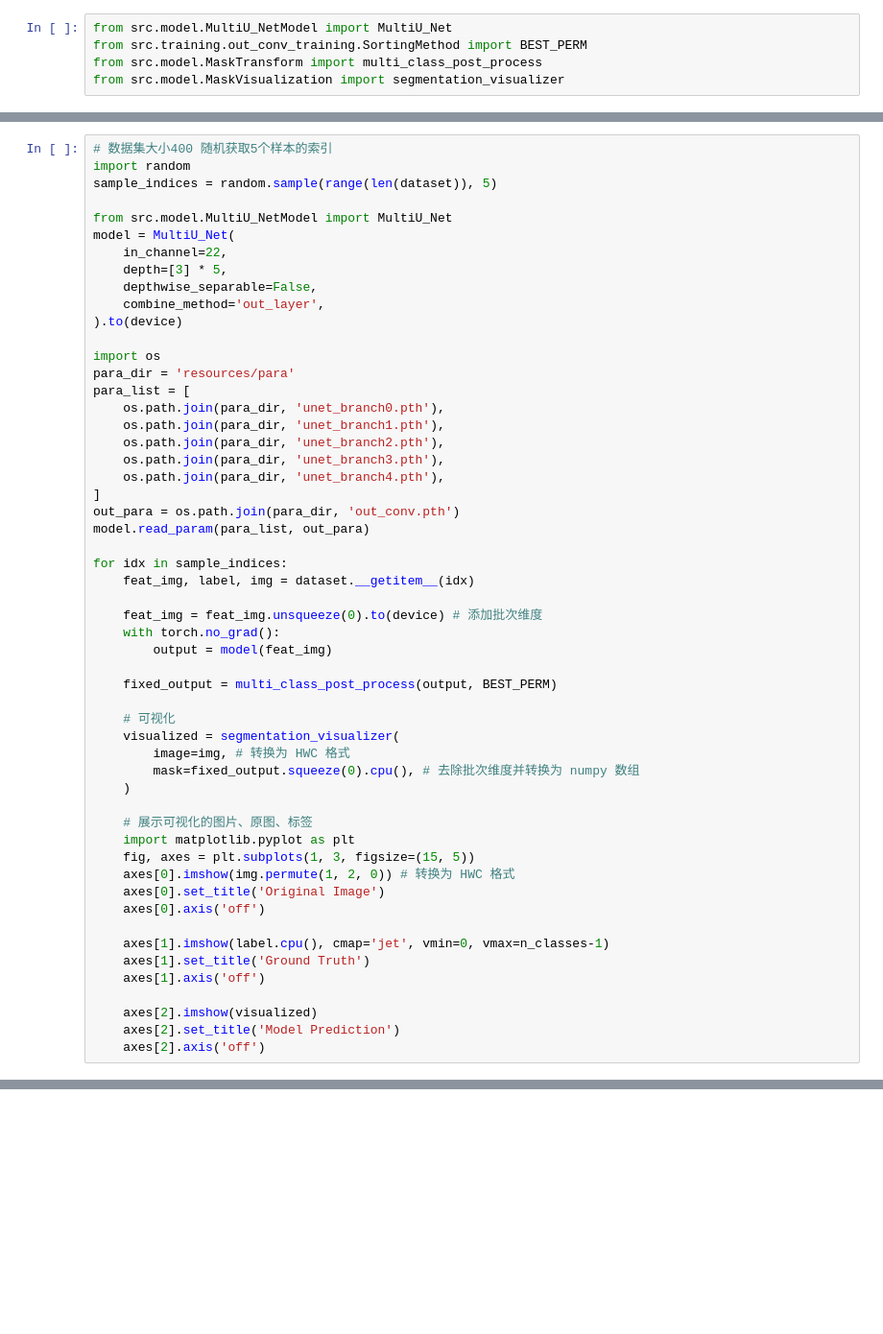
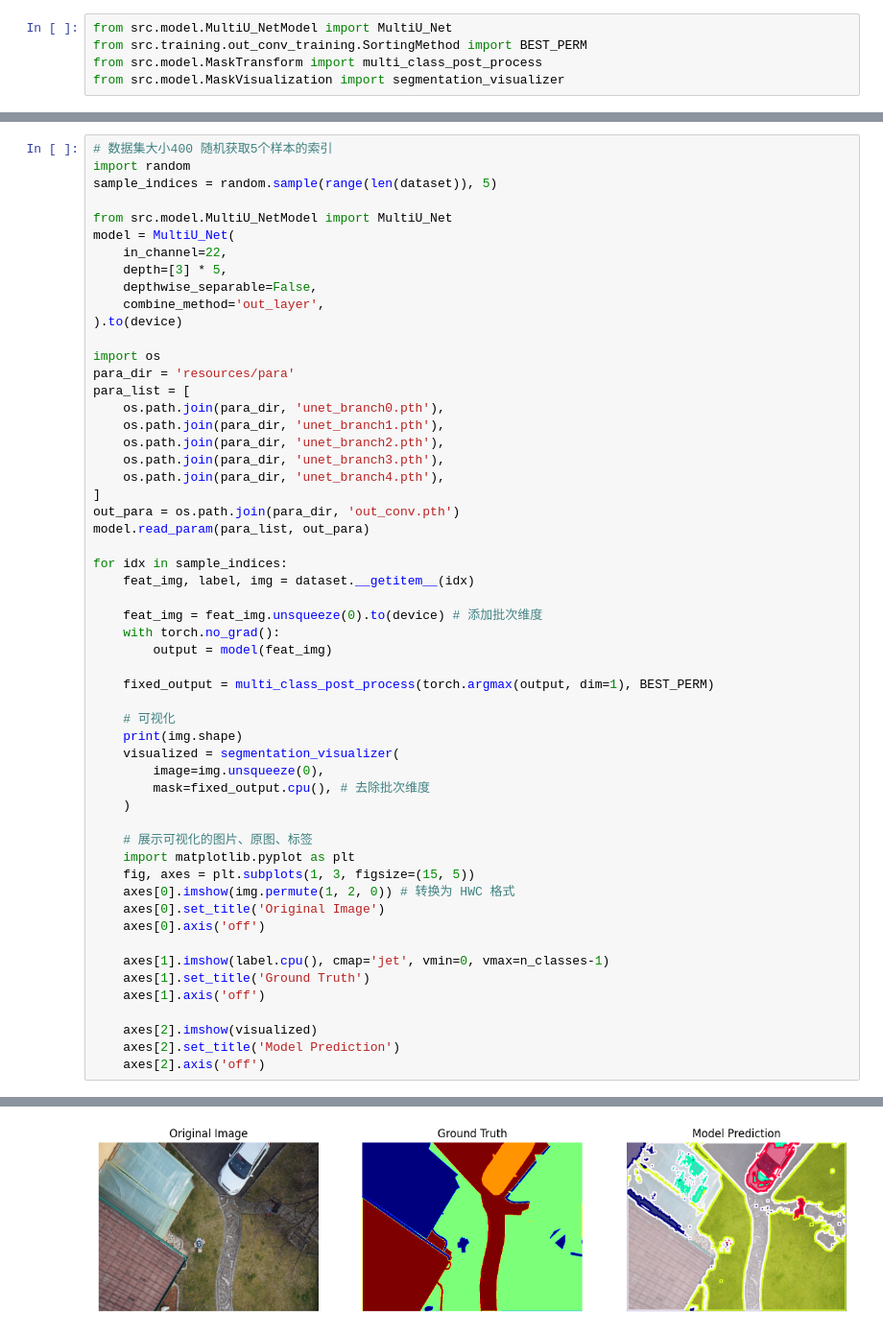
Before and after one commit to S4l7ed-F1sh/2026.3.25_BBC6521_DroneSegModel, a Jupyter notebook: VisualizationTest.ipynb, the cells around one changed output, grey strips where cells are left out. Shown at 96% size. Saved outputs shown, nothing was run; the diff lists cells and outputs as text; blank space fills up the shorter version.

Commit message:
visualization2

```diff
--- a/VisualizationTest.ipynb
+++ b/VisualizationTest.ipynb
@@ -61,12 +66,13 @@ for idx in sample_indices:
     with torch.no_grad():
         output = model(feat_img)
 
-    fixed_output = multi_class_post_process(output, BEST_PERM)
+    fixed_output = multi_class_post_process(torch.argmax(output, dim=1), BEST_PERM)
 
     # 可视化
+    print(img.shape)
     visualized = segmentation_visualizer(
-        image=img, # 转换为 HWC 格式
-        mask=fixed_output.squeeze(0).cpu(), # 去除批次维度并转换为 numpy 数组
+        image=img.unsqueeze(0),
+        mask=fixed_output.cpu(), # 去除批次维度
     )
 
     # 展示可视化的图片、原图、标签
@@ -83,3 +89,4 @@ for idx in sample_indices:
     axes[2].imshow(visualized)
     axes[2].set_title('Model Prediction')
     axes[2].axis('off')
+# %% [output]
@@ -85,0 +98 @@ for idx in sample_indices:
+[figure, added]
```
Also changed, not shown: parts of 3 cells of this notebook, 2 other files.
